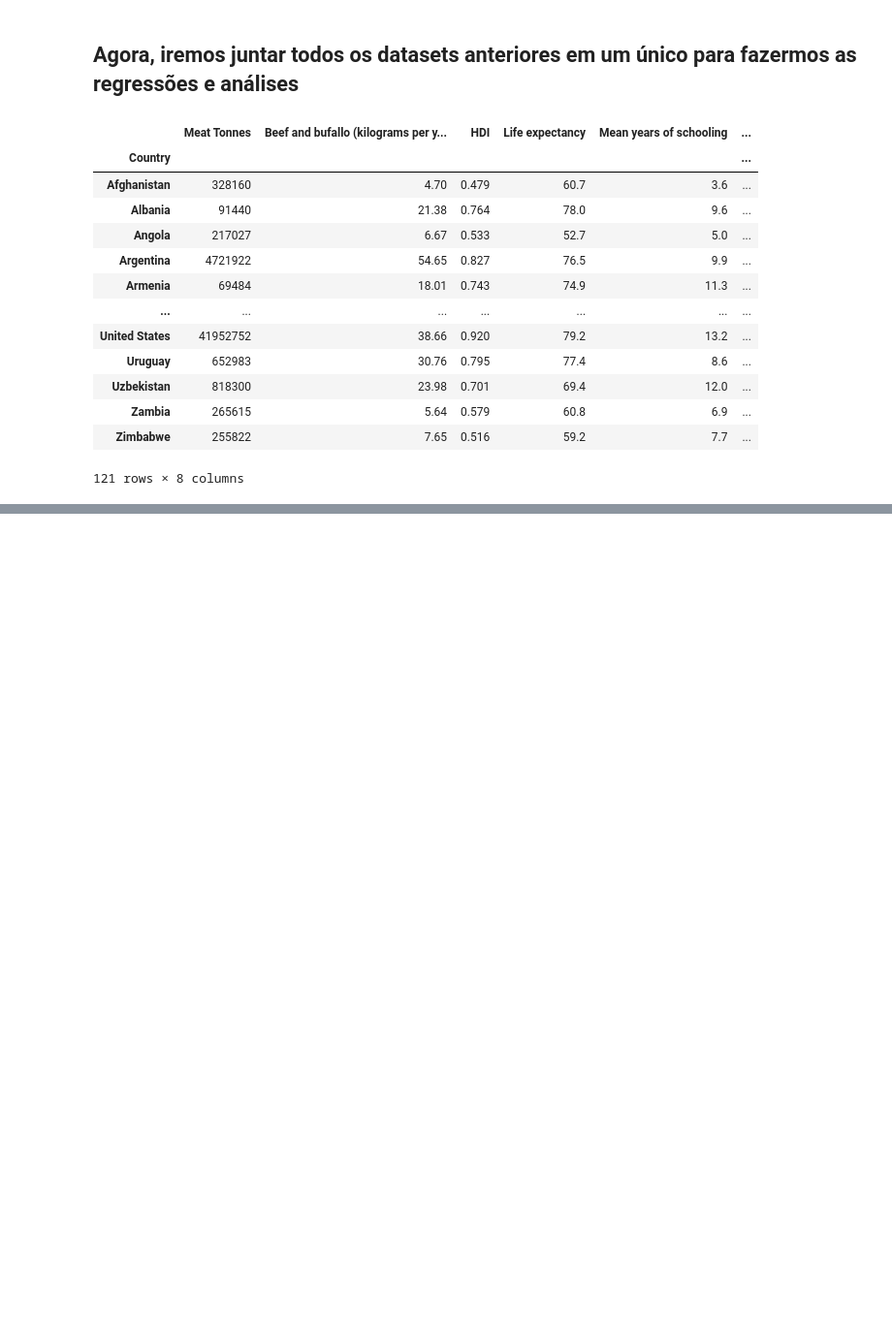
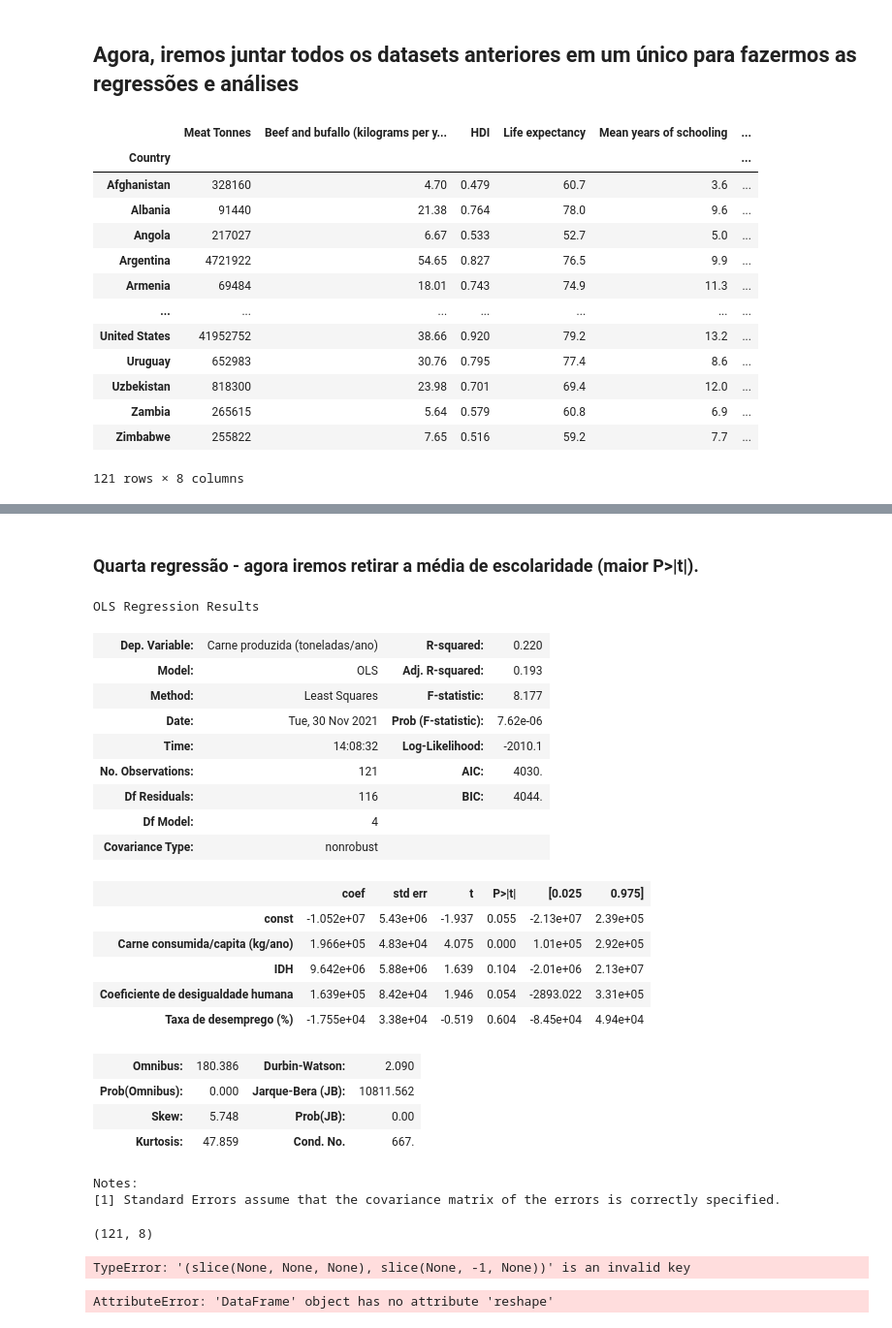
Before and after one commit to leofmandrade/Projeto-2-Cdados, a Jupyter notebook: Projeto 2 CDados.ipynb, the cells around one changed output, grey strips where cells are left out. Shown at 97% size. Saved outputs shown, nothing was run; the diff lists cells and outputs as text; code cells hidden in the pictures; blank space fills up the shorter version.

```diff
--- a/Projeto 2 CDados.ipynb
+++ b/Projeto 2 CDados.ipynb
@@ -341,0 +337,55 @@ plt.show(fig_reg_esc)
+# %% [markdown]
+### Quarta regressão - agora iremos retirar a média de escolaridade (maior P>|t|).
+# %%
+#Separando em 'target' e 'feature' para fazer a regressão
+X4 = df[['Carne consumida/capita (kg/ano)',
+       'IDH','Coeficiente de desigualdade humana', 'Taxa de desemprego (%)']]
+Y4 = df['Carne produzida (toneladas/ano)']
+# %%
+#Fazendo a regressão
+results = regress(Y4,X4)
+results.summary()
+# %% [output]
+OLS Regression Results
+| Dep. Variable: | Carne produzida (toneladas/ano) | R-squared: | 0.220 |
+| Model: | OLS | Adj. R-squared: | 0.193 |
+| Method: | Least Squares | F-statistic: | 8.177 |
+| Date: | Tue, 30 Nov 2021 | Prob (F-statistic): | 7.62e-06 |
+| Time: | 14:08:32 | Log-Likelihood: | -2010.1 |
+| No. Observations: | 121 | AIC: | 4030. |
+| Df Residuals: | 116 | BIC: | 4044. |
+| Df Model: | 4 |  |  |
+| Covariance Type: | nonrobust |  |  |
+|  | coef | std err | t | P>|t| | [0.025 | 0.975] |
+| const | -1.052e+07 | 5.43e+06 | -1.937 | 0.055 | -2.13e+07 | 2.39e+05 |
+| Carne consumida/capita (kg/ano) | 1.966e+05 | 4.83e+04 | 4.075 | 0.000 | 1.01e+05 | 2.92e+05 |
+| IDH | 9.642e+06 | 5.88e+06 | 1.639 | 0.104 | -2.01e+06 | 2.13e+07 |
+| Coeficiente de desigualdade humana | 1.639e+05 | 8.42e+04 | 1.946 | 0.054 | -2893.022 | 3.31e+05 |
+| Taxa de desemprego (%) | -1.755e+04 | 3.38e+04 | -0.519 | 0.604 | -8.45e+04 | 4.94e+04 |
+| Omnibus: | 180.386 | Durbin-Watson: | 2.090 |
+| Prob(Omnibus): | 0.000 | Jarque-Bera (JB): | 10811.562 |
+| Skew: | 5.748 | Prob(JB): | 0.00 |
+| Kurtosis: | 47.859 | Cond. No. | 667. |
+Notes:
+[1] Standard Errors assume that the covariance matrix of the errors is correctly specified.
+# %%
+
+# load and summarize the housing dataset
+from pandas import read_csv
+# load dataset
+# summarize shape
+print(df.shape)
+...
+# split into inputs and outputs
+X, y = df[:, :-1], df[:, -1]
+print(X.shape, y.shape)
+# %% [output]
+(121, 8)
+TypeError: '(slice(None, None, None), slice(None, -1, None))' is an invalid key
+# %%
+regressor = DecisionTreeRegressor(random_state=0)
+regressor.fit(df, df['Carne produzida (toneladas/ano)'])
+df.reshape(1, -1)
+y_pred = regressor.predict(df['Carne produzida (toneladas/ano)'])
+# %% [output]
+AttributeError: 'DataFrame' object has no attribute 'reshape'
```
Also changed, not shown: parts of 36 cells of this notebook.
